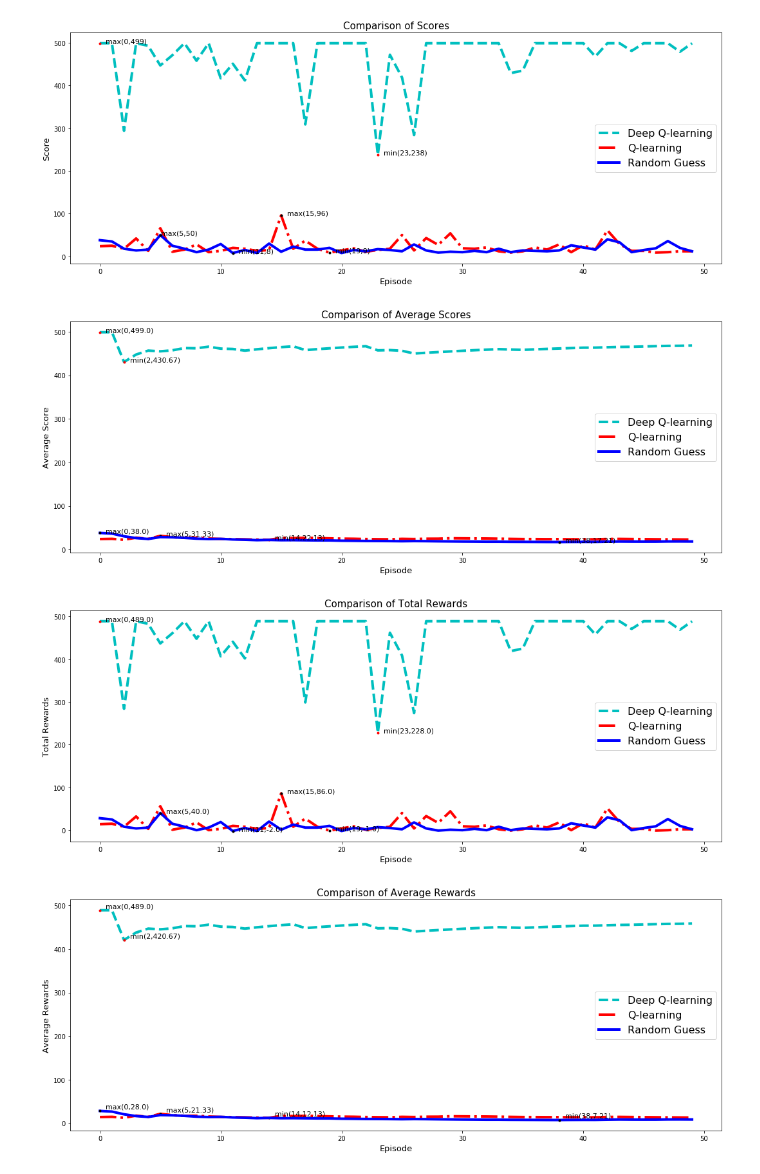
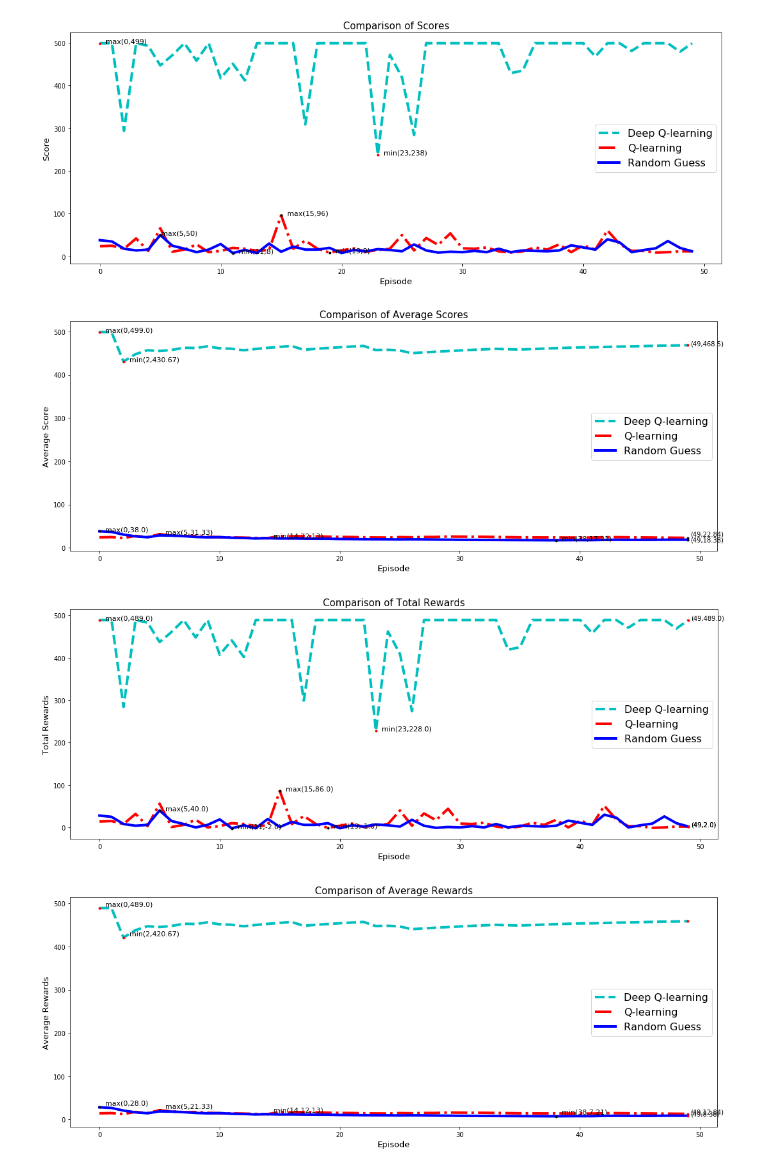
Before and after one commit to shobhitgupta01/major-project-plots, a Jupyter notebook: Cartpole/Cartpole Plots.ipynb, the cells around one changed output. Drawn from its saved outputs; the diff is of its cells as text; code cells hidden in the pictures.

```diff
--- a/Cartpole/Cartpole Plots.ipynb
+++ b/Cartpole/Cartpole Plots.ipynb
@@ -490,3 +490,14 @@ plt.show()
+# %%
+df4 = pd.read_csv('test_results_Q_learning_agent.csv')
+
+
+#Storing the different columns in variables
+episode4 = df4['episode']
+epsilon4 = df4['epsilon']
+score4 = df4['score']
+average_score4=df4['average_score']
+total_reward4=df4['total_reward']
+average_reward4=df4['average_reward']
 # %% [markdown]
 # Q Learning Agent vs DQN Agent
 # %%
@@ -965,6 +976,11 @@ ax1.set_xlabel("Episode",fontsize=13)
 ax1.set_ylabel("Average Score",fontsize=13)
 
 ax1.plot(episodes2,average_score2,'c--',label="Deep Q-learning",linewidth=4)
+
+#last point
+ax1.plot(episodes2.iloc[-1],average_score2.iloc[-1],'r.')
+ax1.text(episodes2.iloc[-1]+0.2,average_score2.iloc[-1],'('+str(episodes2.iloc[-1])+','+str(average_score2.iloc[-1])+')')
+
 #PLotting min and max values
 ymax=max(average_score2)
 ymin=min(average_score2)
@@ -997,6 +1013,9 @@ ax1.text(xmax+0.5,ymax,'max('+str(xmax)+','+str(round(ymax,2))+')',fontsize=11)
 
 
 ax1.plot(episode4,average_score4,'r-.',label="Q-learning",linewidth=4)
+#last point
+ax1.plot(episode4.iloc[-1],average_score4.iloc[-1],'k.')
+ax1.text(episode4.iloc[-1]+0.2,average_score4.iloc[-1]+5,'('+str(episode4.iloc[-1])+','+str(average_score4.iloc[-1])+')')
 #PLotting min and max values
 ymax=max(average_score4)
 ymin=min(average_score4)
@@ -1032,6 +1051,9 @@ ax1.plot(episode5,average_score5,'b-',label="Random Guess",linewidth=4)
 #PLotting min and max values
 ymax=max(average_score5)
 ymin=min(average_score5)
+#last point
+ax1.plot(episode5.iloc[-1],average_score5.iloc[-1],'k.')
+ax1.text(episode5.iloc[-1]+0.2,average_score5.iloc[-1]-5,'('+str(episode5.iloc[-1])+','+str(average_score5.iloc[-1])+')')
 
 #xmin
 xmin = df5.loc[df5['average_score']==ymin]
@@ -1039,34 +1061,34 @@ xmin = df5.loc[df5['average_score']==ymin]
 if xmin.shape[0]>1:
     xmin=(xmin.iloc[[0]])
 
 xmin = min(xmin['episode'])
 
 
 #xmax
 xmax = df5.loc[df5['average_score']==ymax]
 
 if xmax.shape[0]>1:
     xmax=(xmax.iloc[[0]])
 
 xmax=max(xmax['episode'])
 
 #plotting min coordinates
 ax1.plot(xmin,ymin,'k.',linewidth=8)
 ax1.text(xmin+0.5,ymin,'min('+str(xmin)+','+str(round(ymin,2))+')',fontsize=11)
 
 #plotting max coordinates
 ax1.plot(xmax,ymax,'k.',linewidth=8)
 ax1.text(xmax+0.5,ymax,'max('+str(xmax)+','+str(round(ymax,2))+')',fontsize=11)
 
 
 
 ax1.legend(prop={'size':16})
 
 plt.tight_layout()
 plt.savefig('outputs/comparison of average scores.png')
 plt.show()
 # %% [output]
-[figure, old version]
+[figure, new version]
 # %%
 # Total rewards
 
@@ -1079,6 +1101,10 @@ ax1.set_xlabel("Episode",fontsize=13)
 ax1.set_ylabel("Total Rewards",fontsize=13)
 
 ax1.plot(episodes2,total_reward2,'c--',label="Deep Q-learning",linewidth=4)
+#last point
+ax1.plot(episodes2.iloc[-1],total_reward2.iloc[-1],'r.')
+ax1.text(episodes2.iloc[-1]+0.2,total_reward2.iloc[-1],'('+str(episodes2.iloc[-1])+','+str(total_reward2.iloc[-1])+')')
+
 #PLotting min and max values
 ymax=max(total_reward2)
 ymin=min(total_reward2)
@@ -1112,6 +1138,11 @@ ax1.text(xmax+0.5,ymax,'max('+str(xmax)+','+str(round(ymax,2))+')',fontsize=11)
 
 
 ax1.plot(episode4,total_reward4,'r-.',label="Q-learning",linewidth=4)
+#last point
+ax1.plot(episode4.iloc[-1],total_reward4.iloc[-1],'r.')
+ax1.text(episode4.iloc[-1]+0.2,total_reward4.iloc[-1],'('+str(episode4.iloc[-1])+','+str(total_reward4.iloc[-1])+')')
+
+
 #PLotting min and max values
 ymax=max(total_reward4)
 ymin=min(total_reward4)
@@ -1143,6 +1174,11 @@ ax1.text(xmax+0.5,ymax,'max('+str(xmax)+','+str(round(ymax,2))+')',fontsize=11)
 
 
 ax1.plot(episode5,total_reward5,'b-',label="Random Guess",linewidth=4)
+
+#last point
+ax1.plot(episode5.iloc[-1],total_reward5.iloc[-1],'r.')
+ax1.text(episode5.iloc[-1]+0.2,total_reward5.iloc[-1],'('+str(episode5.iloc[-1])+','+str(total_reward5.iloc[-1])+')')
+
 #PLotting min and max values
 ymax=max(total_reward5)
 ymin=min(total_reward5)
@@ -1179,7 +1215,7 @@ plt.tight_layout()
 plt.savefig('outputs/comparison of total rewards.png')
 plt.show()
 # %% [output]
-[figure, old version]
+[figure, new version]
 # %%
 # Average rewards
 
@@ -1192,6 +1228,10 @@ ax1.set_xlabel("Episode",fontsize=13)
 ax1.set_ylabel("Average Rewards",fontsize=13)
 
 ax1.plot(episodes2,average_reward2,'c--',label="Deep Q-learning",linewidth=4)
+#last point
+ax1.plot(episodes2.iloc[-1],average_reward2.iloc[-1],'r.')
+#ax1.text(episodes2.iloc[-1]+0.2,average_reward2.iloc[-1],'('+str(episodes2.iloc[-1])+','+str(average_reward2.iloc[-1])+')')
+
 #PLotting min and max values
 ymax=max(average_reward2)
 ymin=min(average_reward2)
@@ -1223,6 +1263,10 @@ ax1.text(xmax+0.5,ymax+5,'max('+str(xmax)+','+str(round(ymax,2))+')',fontsize=11
 
 
 ax1.plot(episode4,average_reward4,'r-.',label="Q-learning",linewidth=4)
+#last point
+ax1.plot(episode4.iloc[-1],average_reward4.iloc[-1],'r.')
+ax1.text(episode4.iloc[-1]+0.2,average_reward4.iloc[-1],'('+str(episode4.iloc[-1])+','+str(average_reward4.iloc[-1])+')')
+
 #PLotting min and max values
 ymax=max(average_reward4)
 ymin=min(average_reward4)
@@ -1255,6 +1299,11 @@ ax1.text(xmax+0.5,ymax+5,'max('+str(xmax)+','+str(round(ymax,2))+')',fontsize=11
 
 
 ax1.plot(episode5,average_reward5,'b-',label="Random Guess",linewidth=4)
+
+#last point
+ax1.plot(episode5.iloc[-1],average_reward5.iloc[-1],'r.')
+ax1.text(episode5.iloc[-1]+0.2,average_reward5.iloc[-1],'('+str(episode5.iloc[-1])+','+str(average_reward5.iloc[-1])+')')
+
 #PLotting min and max values
 ymax=max(average_reward5)
 ymin=min(average_reward5)
@@ -1292,4 +1341,4 @@ plt.tight_layout()
 plt.savefig('outputs/comparison of average rewards.png')
 plt.show()
 # %% [output]
-[figure, old version]
+[figure, new version]
```
Also changed, not shown: parts of 2 cells of this notebook, 14 other files.
